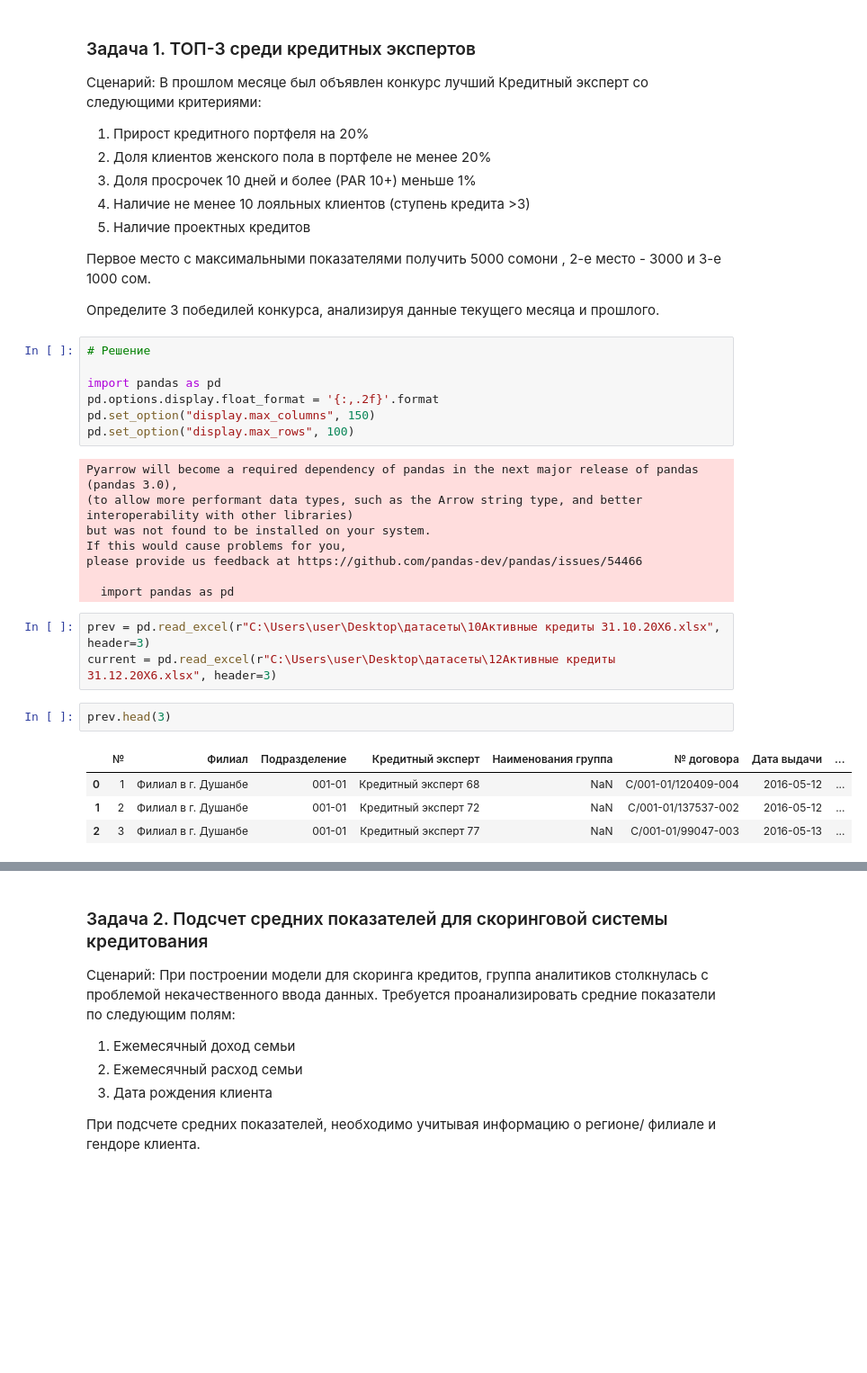
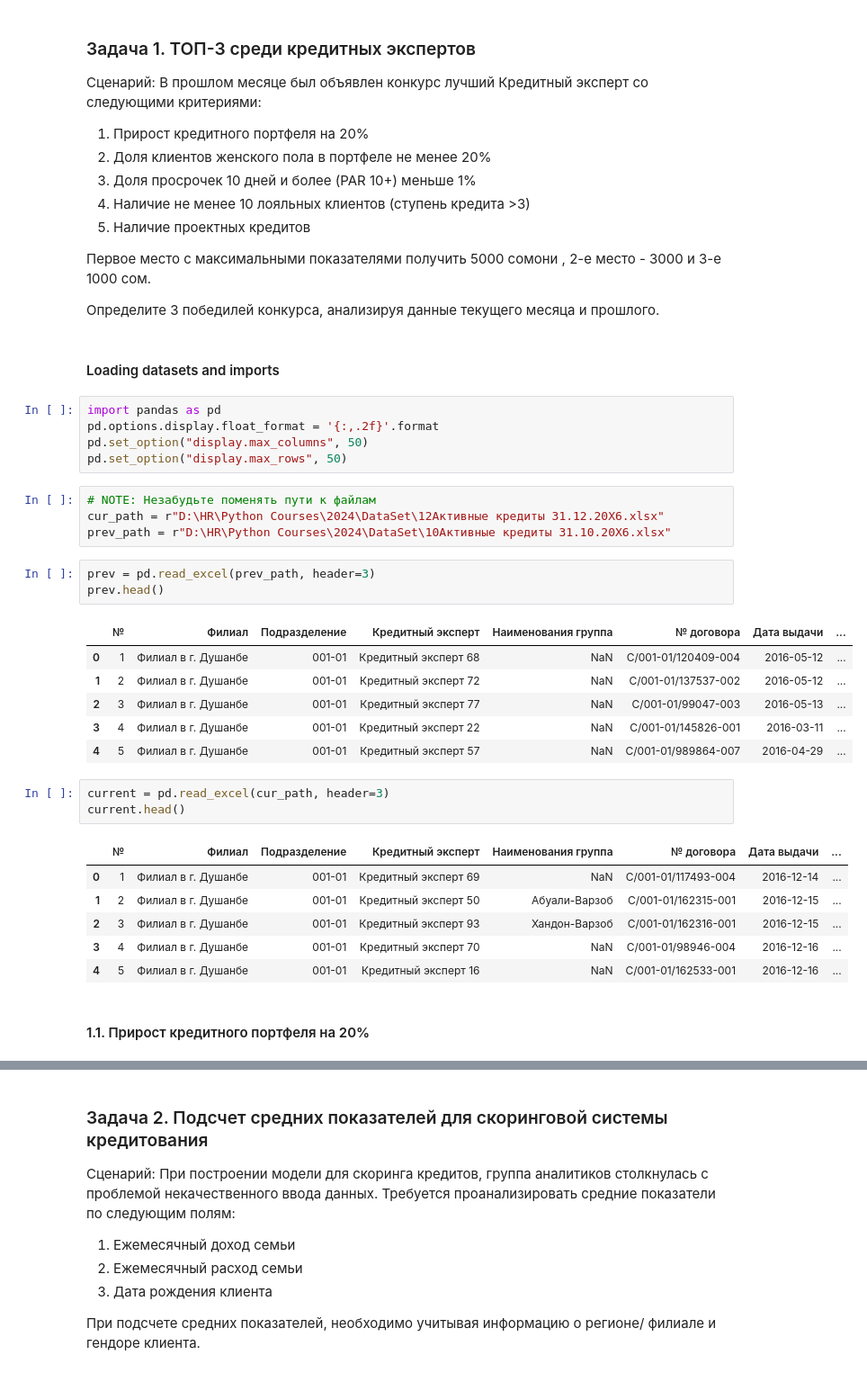
Before and after one commit to mkhayom/Python-Courses, a Jupyter notebook: Task 7.ipynb, the cells around one changed output, grey strips where cells are left out. Shown at 90% size. Saved outputs shown, nothing was run; the diff lists cells and outputs as text; blank space fills up the shorter version.

```diff
--- a/Task 7.ipynb
+++ b/Task 7.ipynb
@@ -13,29 +13,37 @@
 Первое место с максимальными показателями получить 5000 сомони , 2-е место - 3000 и 3-е 1000 сом.
 
 Определите 3 победилей конкурса, анализируя данные текущего месяца и прошлого.
+# %% [markdown]
+#### Loading datasets and imports
 # %%
-# Решение
-
 import pandas as pd
 pd.options.display.float_format = '{:,.2f}'.format
-pd.set_option("display.max_columns", 150)
-pd.set_option("display.max_rows", 100)
+pd.set_option("display.max_columns", 50)
+pd.set_option("display.max_rows", 50)
-# %% [output]
-Pyarrow will become a required dependency of pandas in the next major release of pandas (pandas 3.0),
-(to allow more performant data types, such as the Arrow string type, and better interoperability with other libraries)
-but was not found to be installed on your system.
-If this would cause problems for you,
-please provide us feedback at https://github.com/pandas-dev/pandas/issues/54466
-
-  import pandas as pd
-# %%
-prev = pd.read_excel(r"C:\Users\user\Desktop\датасеты\10Активные кредиты 31.10.20X6.xlsx", header=3)
-current = pd.read_excel(r"C:\Users\user\Desktop\датасеты\12Активные кредиты 31.12.20X6.xlsx", header=3)
-# %%
-prev.head(3)
-# %% [output]
-|  | № | Филиал | Подразделение | Кредитный эксперт | Наименования группа | № договора | Дата выдачи | ... |
-| 0 | 1 | Филиал в г. Душанбе | 001-01 | Кредитный эксперт 68 | NaN | C/001-01/120409-004 | 2016-05-12 | ... |
-| 1 | 2 | Филиал в г. Душанбе | 001-01 | Кредитный эксперт 72 | NaN | C/001-01/137537-002 | 2016-05-12 | ... |
-| 2 | 3 | Филиал в г. Душанбе | 001-01 | Кредитный эксперт 77 | NaN | C/001-01/99047-003 | 2016-05-13 | ... |
+# %%
+# NOTE: Незабудьте поменять пути к файлам
+cur_path = r"D:\HR\Python Courses\2024\DataSet\12Активные кредиты 31.12.20X6.xlsx"
+prev_path = r"D:\HR\Python Courses\2024\DataSet\10Активные кредиты 31.10.20X6.xlsx"
+# %%
+prev = pd.read_excel(prev_path, header=3)
+prev.head()
+# %% [output]
+|  | № | Филиал | Подразделение | Кредитный эксперт | Наименования группа | № договора | Дата выдачи | ... |
+| 0 | 1 | Филиал в г. Душанбе | 001-01 | Кредитный эксперт 68 | NaN | C/001-01/120409-004 | 2016-05-12 | ... |
+| 1 | 2 | Филиал в г. Душанбе | 001-01 | Кредитный эксперт 72 | NaN | C/001-01/137537-002 | 2016-05-12 | ... |
+| 2 | 3 | Филиал в г. Душанбе | 001-01 | Кредитный эксперт 77 | NaN | C/001-01/99047-003 | 2016-05-13 | ... |
+| 3 | 4 | Филиал в г. Душанбе | 001-01 | Кредитный эксперт 22 | NaN | C/001-01/145826-001 | 2016-03-11 | ... |
+| 4 | 5 | Филиал в г. Душанбе | 001-01 | Кредитный эксперт 57 | NaN | C/001-01/989864-007 | 2016-04-29 | ... |
+# %%
+current = pd.read_excel(cur_path, header=3)
+current.head()
+# %% [output]
+|  | № | Филиал | Подразделение | Кредитный эксперт | Наименования группа | № договора | Дата выдачи | ... |
+| 0 | 1 | Филиал в г. Душанбе | 001-01 | Кредитный эксперт 69 | NaN | C/001-01/117493-004 | 2016-12-14 | ... |
+| 1 | 2 | Филиал в г. Душанбе | 001-01 | Кредитный эксперт 50 | Абуали-Варзоб | C/001-01/162315-001 | 2016-12-15 | ... |
+| 2 | 3 | Филиал в г. Душанбе | 001-01 | Кредитный эксперт 93 | Хандон-Варзоб | C/001-01/162316-001 | 2016-12-15 | ... |
+| 3 | 4 | Филиал в г. Душанбе | 001-01 | Кредитный эксперт 70 | NaN | C/001-01/98946-004 | 2016-12-16 | ... |
+| 4 | 5 | Филиал в г. Душанбе | 001-01 | Кредитный эксперт 16 | NaN | C/001-01/162533-001 | 2016-12-16 | ... |
+# %% [markdown]
+#### 1.1. Прирост кредитного портфеля на 20%
 # %%
```
Also changed, not shown: parts of 16 cells of this notebook.
